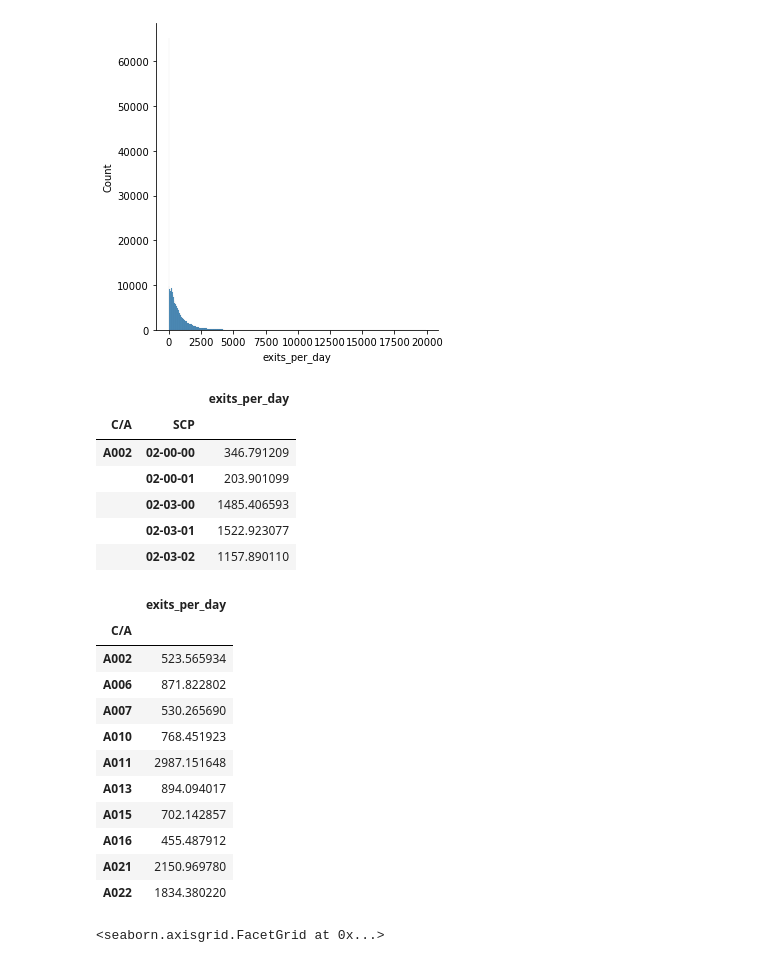
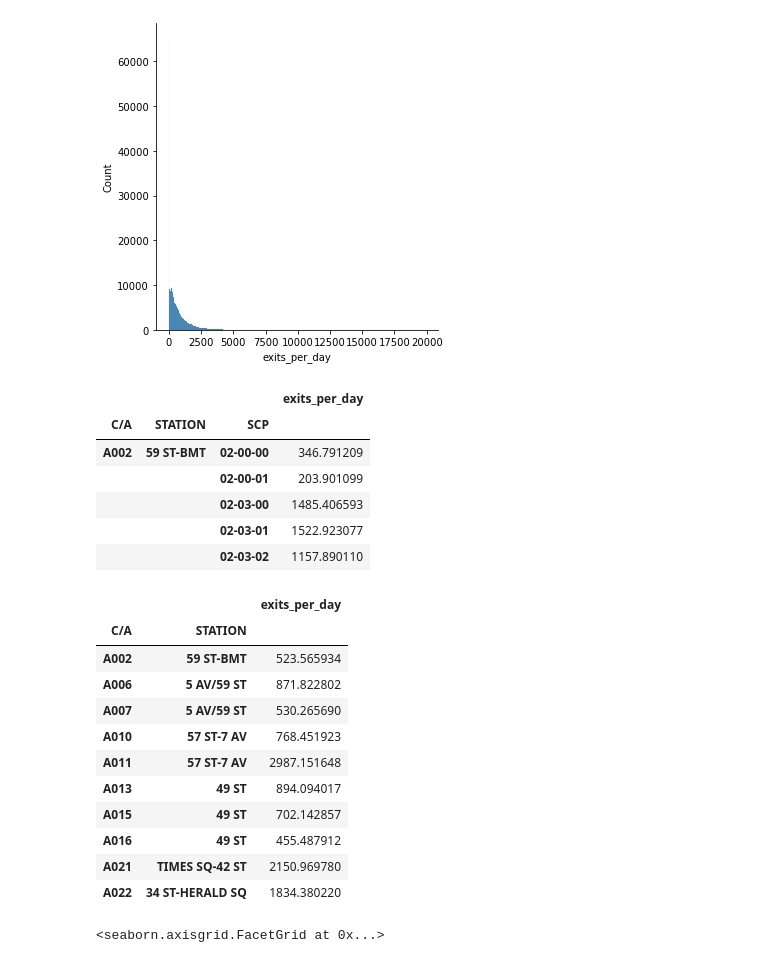
Before and after one commit to Andrewjw91/NY-MTA-Exploratory-Data-Analysis, a Jupyter notebook: mta py 2.ipynb, the cells around one changed output. Drawn from its saved outputs; the diff is of its cells as text; code cells hidden in the pictures.

```diff
--- a/mta py 2.ipynb
+++ b/mta py 2.ipynb
@@ -69,8 +74,8 @@ max_exit = df.groupby(['C/A','SCP','DATE'])[['EXITS']].max()
 # %%
 # Need to find the min(EXITS) for each (SCP) by DATE
-min_exit = df.groupby(['C/A','SCP','DATE'])[['EXITS']].min()
+min_exit = df.groupby(['C/A','SCP','STATION','DATE'])[['EXITS']].min()
 # %%
 #Merging total scp exits data into one df, on matching SCP column
-total_scp_exit = pd.merge(max_exit, min_exit, on=['C/A','SCP','DATE'])
+total_scp_exit = pd.merge(max_exit, min_exit, on=['C/A','SCP','STATION','DATE'])
 total_scp_exit.head()
 # %% [output]
@@ -119,36 +124,36 @@ sns.displot(total_scp_exit[(total_scp_exit.exits_per_day <20000)].exits_per_day)
 [figure]
 # %%
 #Remove exits_per_day values > 20000
-total_scp_exit = total_scp_exit[(total_scp_exit.exits_per_day <20000)]
+total_scp_exit2 = total_scp_exit[(total_scp_exit.exits_per_day <20000)]
 # %%
 #Find AVG EXITS per day per SCP.
-avg_daily_exit = total_scp_exit.groupby(['C/A','SCP'])[['exits_per_day']].mean()
+avg_daily_exit = total_scp_exit2.groupby(['C/A','STATION','SCP'])[['exits_per_day']].mean()
 avg_daily_exit.head()
 # %% [output]
-|  |  | exits_per_day |
-| C/A | SCP |  |
-| A002 | 02-00-00 | 346.791209 |
-|  | 02-00-01 | 203.901099 |
-|  | 02-03-00 | 1485.406593 |
-|  | 02-03-01 | 1522.923077 |
-|  | 02-03-02 | 1157.890110 |
+|  |  |  | exits_per_day |
+| C/A | STATION | SCP |  |
+| A002 | 59 ST-BMT | 02-00-00 | 346.791209 |
+|  |  | 02-00-01 | 203.901099 |
+|  |  | 02-03-00 | 1485.406593 |
+|  |  | 02-03-01 | 1522.923077 |
+|  |  | 02-03-02 | 1157.890110 |
 # %%
 #Group by C/A and return the mean of daily exits of all SCP per C/A
-station_daily = avg_daily_exit.groupby(['C/A'])[['exits_per_day']].mean()
+station_daily = avg_daily_exit.groupby(['C/A','STATION'])[['exits_per_day']].mean()
 station_daily.head(10)
 # %% [output]
-|  | exits_per_day |
-| C/A |  |
-| A002 | 523.565934 |
-| A006 | 871.822802 |
-| A007 | 530.265690 |
-| A010 | 768.451923 |
-| A011 | 2987.151648 |
-| A013 | 894.094017 |
-| A015 | 702.142857 |
-| A016 | 455.487912 |
-| A021 | 2150.969780 |
-| A022 | 1834.380220 |
+|  |  | exits_per_day |
+| C/A | STATION |  |
+| A002 | 59 ST-BMT | 523.565934 |
+| A006 | 5 AV/59 ST | 871.822802 |
+| A007 | 5 AV/59 ST | 530.265690 |
+| A010 | 57 ST-7 AV | 768.451923 |
+| A011 | 57 ST-7 AV | 2987.151648 |
+| A013 | 49 ST | 894.094017 |
+| A015 | 49 ST | 702.142857 |
+| A016 | 49 ST | 455.487912 |
+| A021 | TIMES SQ-42 ST | 2150.969780 |
+| A022 | 34 ST-HERALD SQ | 1834.380220 |
 # %%
 sns.displot(station_daily.exits_per_day)
 # %% [output]
```
Also changed, not shown: parts of 13 cells of this notebook.
